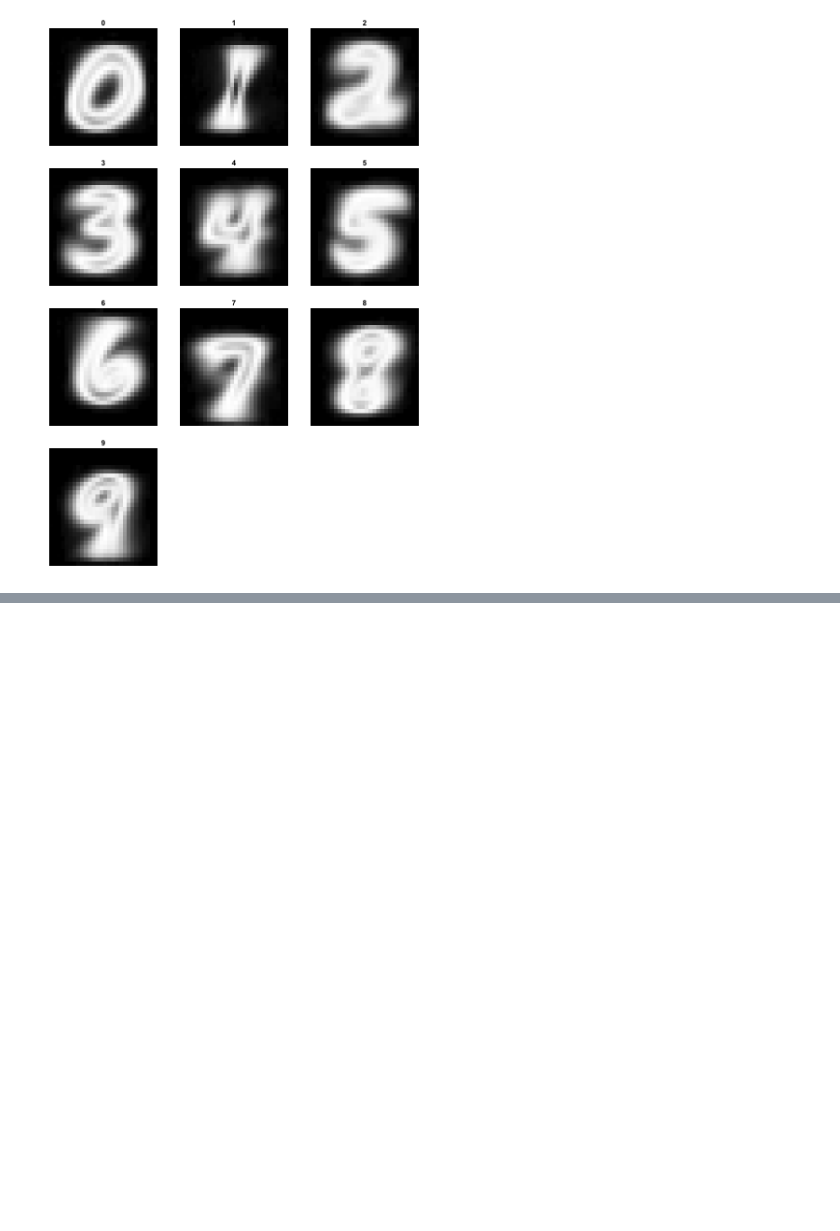
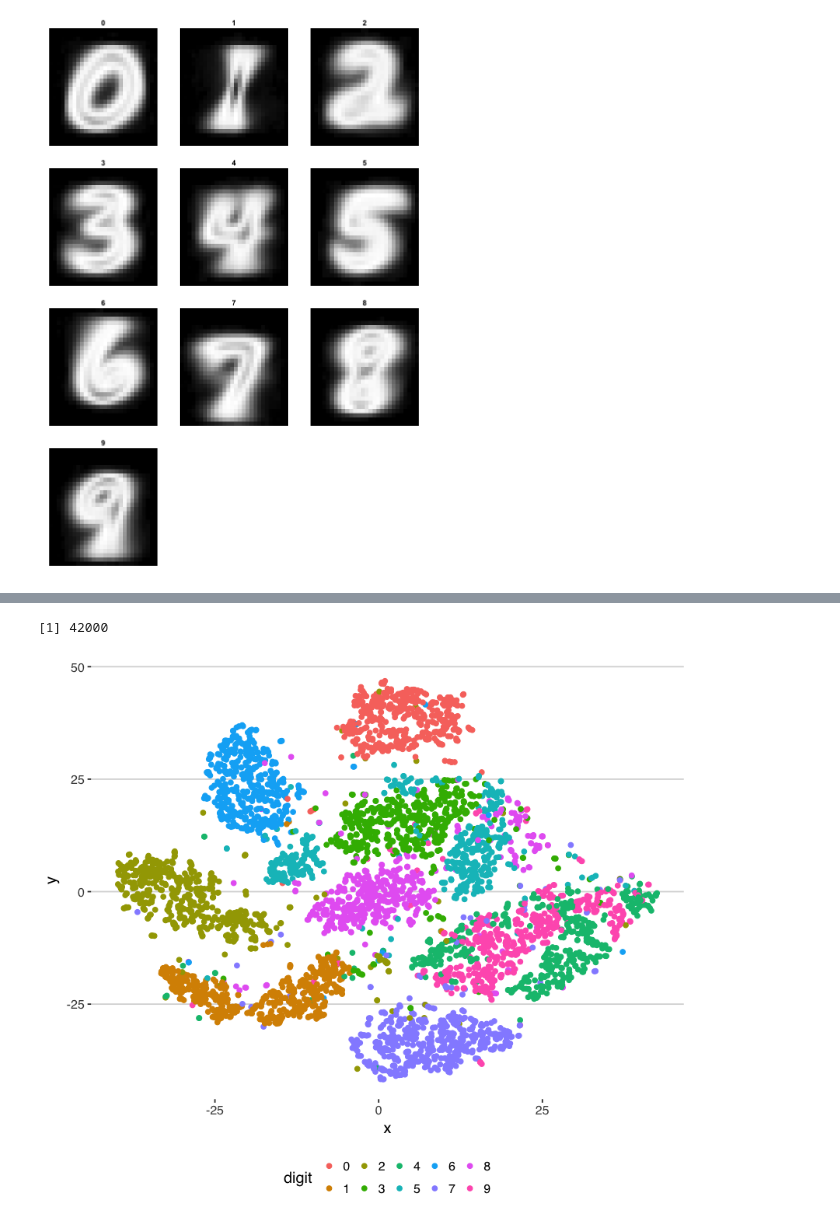
Before and after one commit to Data-Science-FMI/introduction-to-data-science-2017, a Jupyter notebook: labs/lab_1/mnist.ipynb, the cells around one changed output, grey strips where cells are left out. Cells and saved outputs as stored; diff of their text form; code cells hidden in the pictures; blank space fills up the shorter version.

```diff
--- a/labs/lab_1/mnist.ipynb
+++ b/labs/lab_1/mnist.ipynb
@@ -129,0 +186,23 @@ r <- digit_groups %>%
+# %%
+nrow(train)
+# %% [output]
+[1] 42000
+# %%
+train_sample <- sample_n(train, 5000)
+# %%
+tsne_data <- as.matrix(select(train_sample, -intensity, -label))
+tsne_out <- Rtsne(tsne_data, check_duplicates = FALSE, pca = TRUE, dims = 2)
+# %%
+options(repr.plot.width=7, repr.plot.height=6)
+
+plot_data <- tibble(
+    x = tsne_out$Y[,1],
+    y = tsne_out$Y[,2],
+    digit = train_sample$label
+)
+
+ggplot(plot_data) +
+    geom_point(aes(x=x, y=y, color=digit)) +
+    theme_hc()
+# %% [output]
+[figure, added]
```
Also changed, not shown: parts of 17 cells of this notebook.
